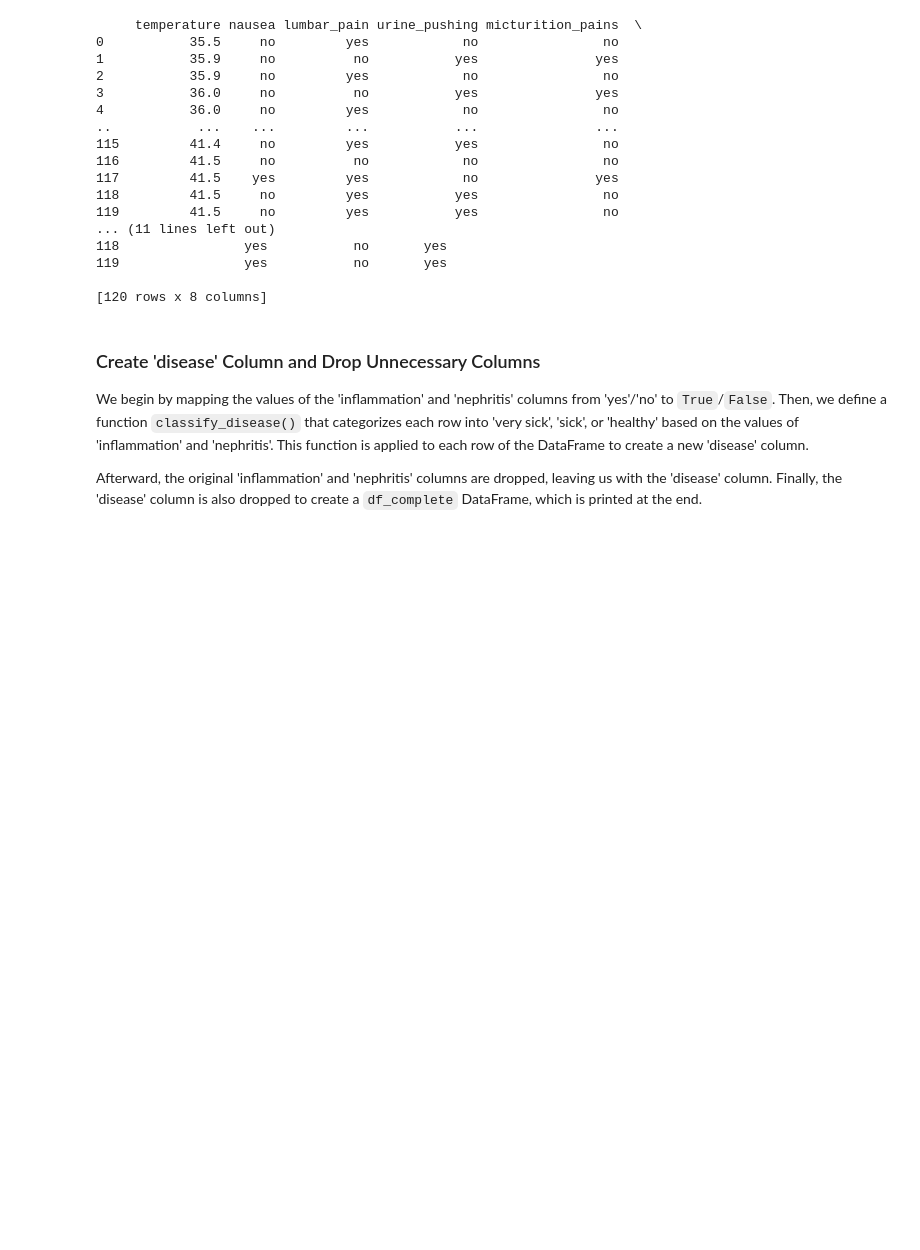
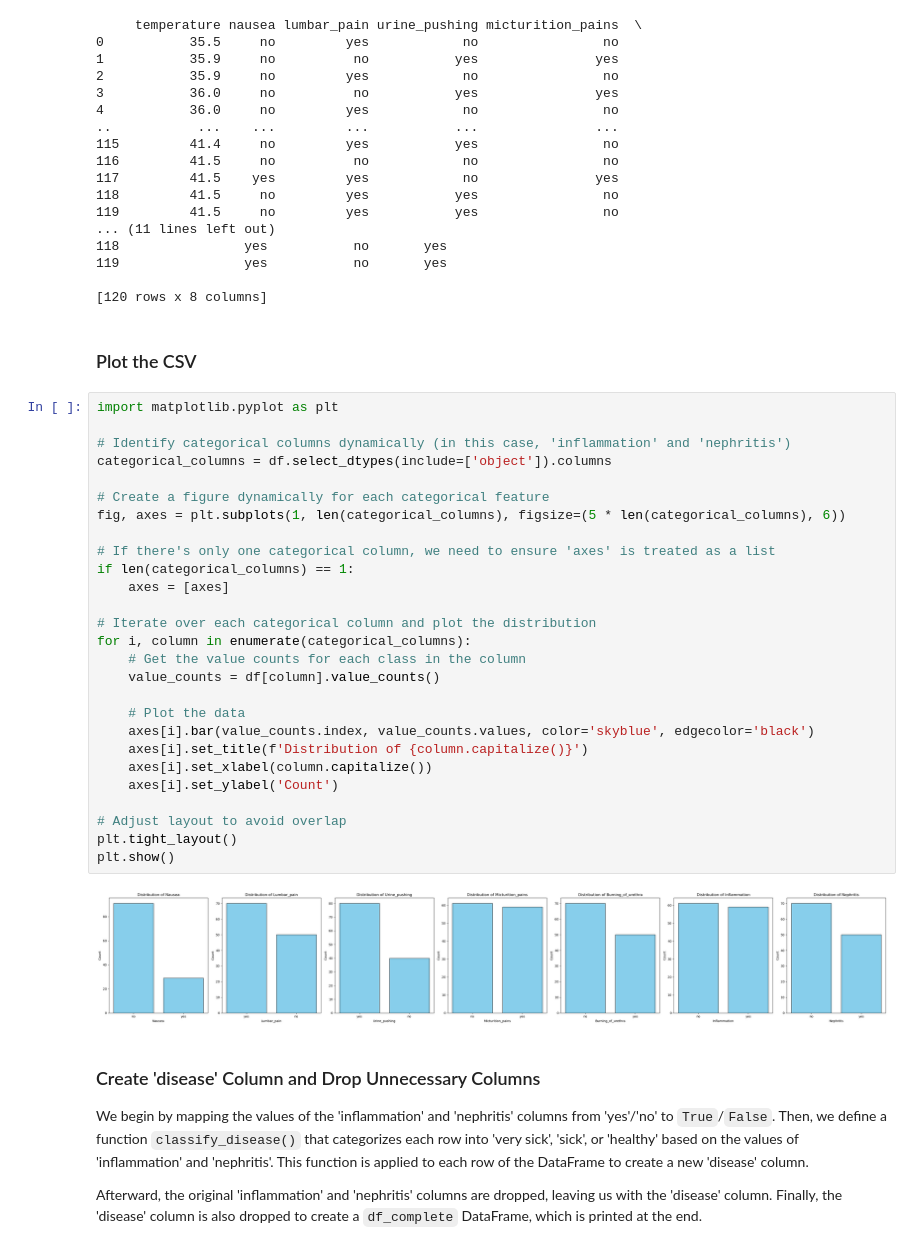
Before and after one commit to mmarsal/machine-learning, a Jupyter notebook: main.ipynb, the cells around one changed output. Drawn from its saved outputs; the diff is of its cells as text; blank space fills up the shorter version.

```diff
--- a/main.ipynb
+++ b/main.ipynb
@@ -38,6 +39,37 @@ print(df)
 119                yes           no       yes
 
 [120 rows x 8 columns]
+# %% [markdown]
+### Plot the CSV
+# %%
+import matplotlib.pyplot as plt
+
+# Identify categorical columns dynamically (in this case, 'inflammation' and 'nephritis')
+categorical_columns = df.select_dtypes(include=['object']).columns
+
+# Create a figure dynamically for each categorical feature
+fig, axes = plt.subplots(1, len(categorical_columns), figsize=(5 * len(categorical_columns), 6))
+
+# If there's only one categorical column, we need to ensure 'axes' is treated as a list
+if len(categorical_columns) == 1:
+    axes = [axes]
+
+# Iterate over each categorical column and plot the distribution
+for i, column in enumerate(categorical_columns):
+    # Get the value counts for each class in the column
+    value_counts = df[column].value_counts()
+
+    # Plot the data
+    axes[i].bar(value_counts.index, value_counts.values, color='skyblue', edgecolor='black')
+    axes[i].set_title(f'Distribution of {column.capitalize()}')
+    axes[i].set_xlabel(column.capitalize())
+    axes[i].set_ylabel('Count')
+
+# Adjust layout to avoid overlap
+plt.tight_layout()
+plt.show()
+# %% [output]
+[figure, added]
 # %% [markdown]
 ### Create 'disease' Column and Drop Unnecessary Columns
 
```
Also changed, not shown: parts of 4 cells of this notebook.
